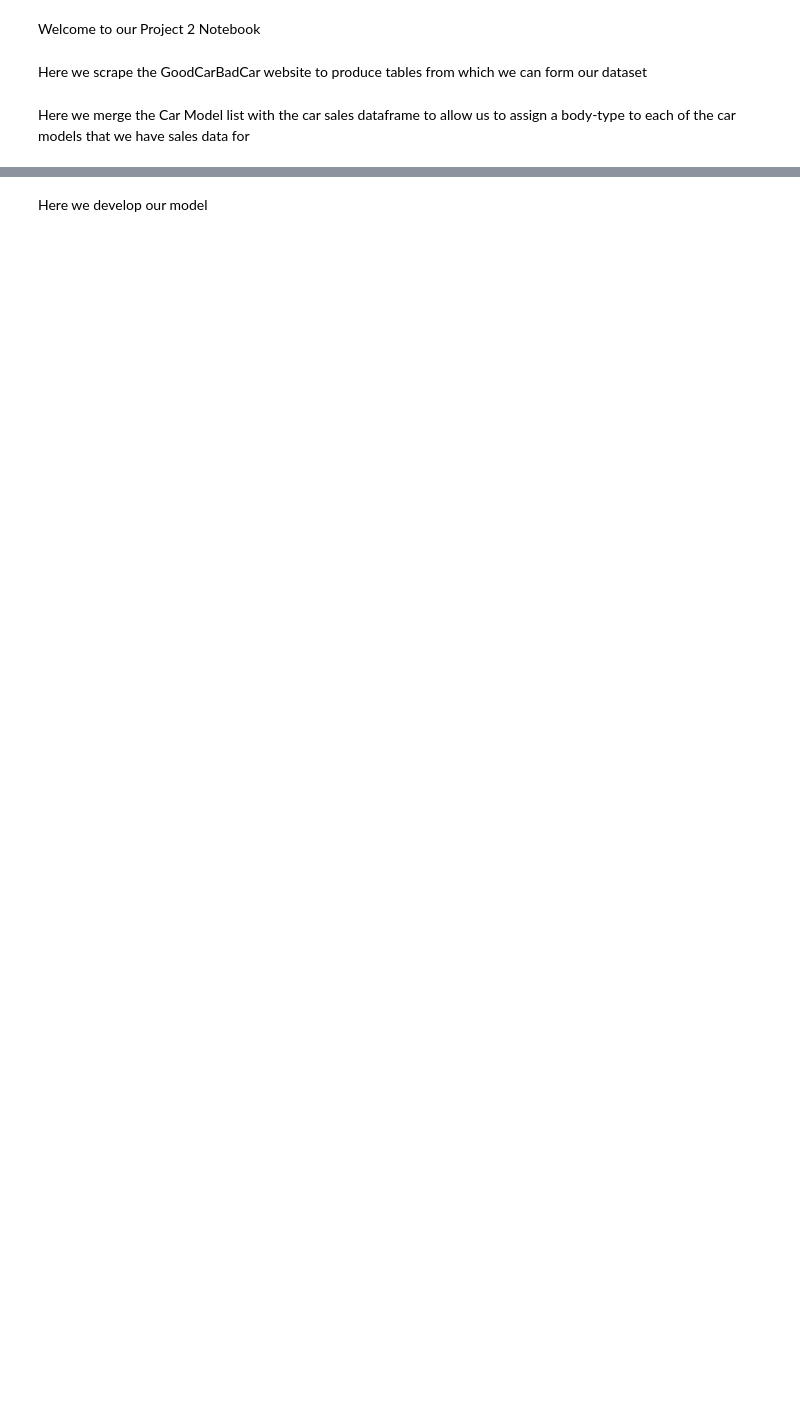
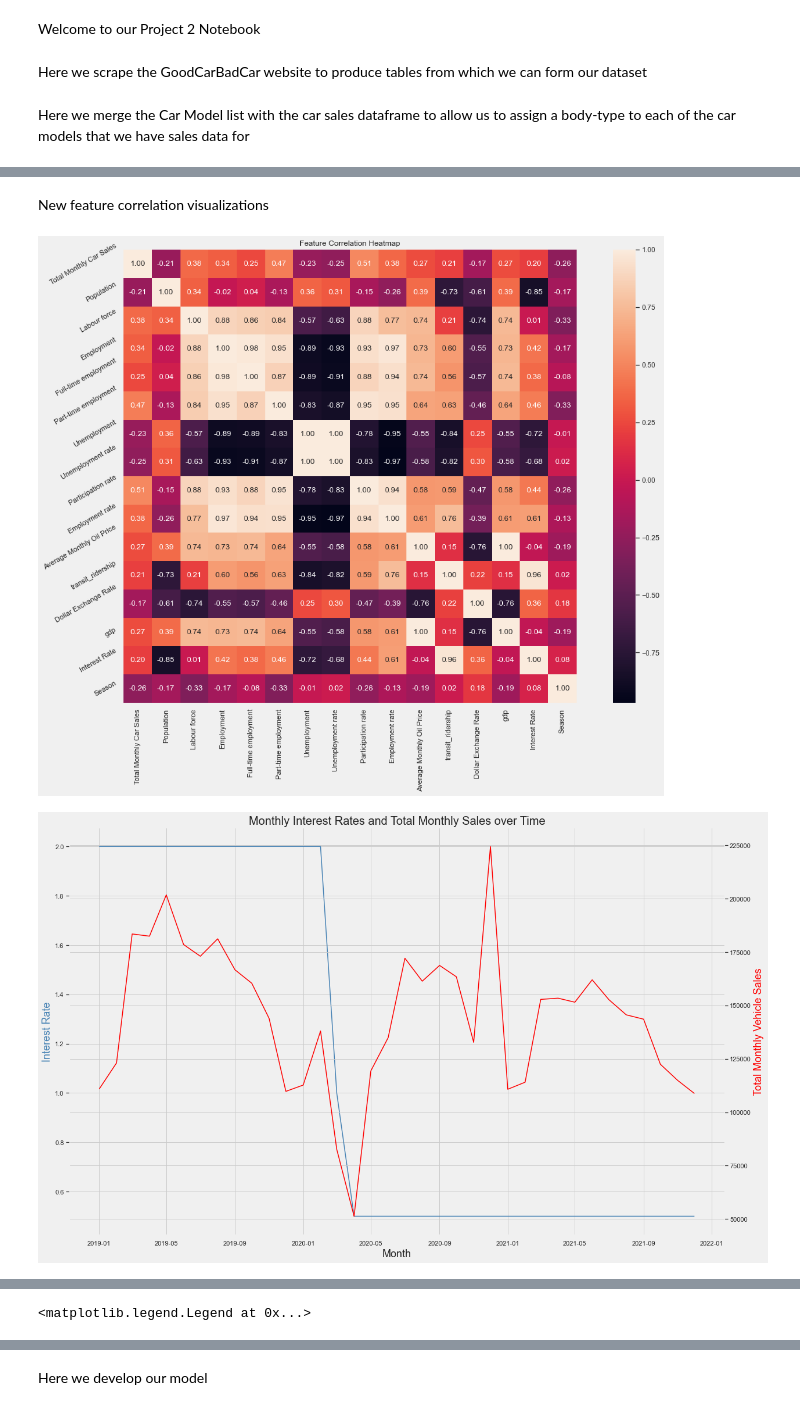
Before and after one commit to LunaAmador/Pandamonium, a Jupyter notebook: project_2_notebook.ipynb, the cells around one changed output, grey strips where cells are left out. Saved outputs shown, nothing was run; the diff lists cells and outputs as text; code cells hidden in the pictures; blank space fills up the shorter version.

Commit message:
Added a file to store results of model for different feature selections also added some visualizations and changed feature naming conventions to be more consistent

```diff
--- a/project_2_notebook.ipynb
+++ b/project_2_notebook.ipynb
@@ -12,12 +12,15 @@ from datetime import datetime
 from sklearn.model_selection import TimeSeriesSplit
 from sklearn import linear_model as lm
 from sklearn.metrics import mean_squared_error
-from sklearn.base import clone
 from sklearn.preprocessing import MinMaxScaler
 from requests import get
 from functools import reduce
+from sklearn.feature_selection import SelectKBest, chi2
 
 # Configure Notebook
+%matplotlib inline
+plt.style.use('fivethirtyeight')
+sns.set_context("notebook")
 import warnings
 warnings.filterwarnings('ignore')
 # %% [markdown]
@@ -394,0 +358,61 @@ plt.show()
+# %% [markdown]
+New feature correlation visualizations
+# %%
+#Plot correlation between variables
+correlation=total_table.drop(['prop_small','prop_midsize','prop_large'],axis=1).corr()
+plt.figure(figsize=(18,12))
+plt.title('Feature Correlation Heatmap')
+ax=sns.heatmap(correlation,square=True,annot=True,fmt='.2f',linecolor='white')
+ax.set_xticklabels(ax.get_xticklabels(),rotation=90)
+ax.set_yticklabels(ax.get_yticklabels(),rotation=30)
+plt.show()
+
+#Plot interest rates over time
+plt.figure(figsize=(18,12))
+plt.title('Monthly Interest Rates and Total Monthly Sales over Time',fontsize=20)
+ax=sns.lineplot(x=total_table.index,y=total_table['Interest Rate'],color='steelblue')
+ax.set_xlabel('Month',fontsize=18)
+ax.set_ylabel('Interest Rate',fontsize=18,color='steelblue')
+
+#Plot total monthly vehicle sales over time on the same plot
+ax2=ax.twinx()
+sns.lineplot(x=total_table.index,y=total_table['Total Monthly Car Sales'],ax=ax2,color='red')
+ax2.set_ylabel('Total Monthly Vehicle Sales',fontsize=18,color='red')
+plt.show()
+
+#Plot sales over time with respect to season
+#1 is summer, 2 is fall, 3 is winter, 4 is spring
+plt.figure(figsize=(18,12))
+plt.xlim(total_table.index.min(),total_table.index.max())
+plt.ylim(total_table['Total Monthly Car Sales'].min(),total_table['Total Monthly Car Sales'].max())
+plt.title('Monthly Car Sales With Seasons',fontsize=20)
+ax=sns.scatterplot(x=total_table.index,y=total_table['Total Monthly Car Sales'],hue=total_table['Season'],markers='o',s=200,palette=sns.color_palette("husl",4))
+
+#adds a line over dot markers
+sns.lineplot(x=total_table.index,y=total_table['Total Monthly Car Sales'],color='black',ax=ax)
+ax.set_xlabel('Month',fontsize=18)
+ax.set_ylabel('Total Monthly Car Sales',fontsize=18)
+h,l=ax.get_legend_handles_labels()
+plt.legend(h[12:15],l[12:15])
+plt.show()
+
+#Plot proportion of sales over time with respect to seasons
+plt.figure(figsize=(18,12))
+plt.title('Proportion of Total Sales over Time',fontsize=20)
+ax=sns.scatterplot(x=total_table.index,y=total_table['prop_small'],hue=total_table['Season'],palette=sns.color_palette("husl",4),s=200)
+sns.scatterplot(x=total_table.index,y=total_table['prop_midsize'],hue=total_table['Season'],palette=sns.color_palette("husl",4),s=200,ax=ax)
+sns.scatterplot(x=total_table.index,y=total_table['prop_large'],hue=total_table['Season'],palette=sns.color_palette("husl",4),s=200,ax=ax)
+ax.set_xlabel('Month',fontsize=18)
+ax.set_ylabel('Proportion of Total Monthly Car Sales',fontsize=18)
+
+sns.lineplot(x=total_table.index,y=total_table['prop_small'],label='Small',ax=ax)
+sns.lineplot(x=total_table.index,y=total_table['prop_midsize'],label='Midsize',ax=ax)
+sns.lineplot(x=total_table.index,y=total_table['prop_large'],label='Large',ax=ax)
+
+#3 is winter,4 is spring,1 is summer,2 is fall
+h,l=ax.get_legend_handles_labels()
+lbls=['Summer','Fall','Winter','Spring','Small','Midsize','Large']
+plt.legend(h[8:15],lbls,title='Legend')
+# %% [output]
+[figure, added]
+[figure, added]
@@ -394,0 +420 @@ plt.show()
+<matplotlib.legend.Legend at 0x...>
```
Also changed, not shown: parts of 15 cells of this notebook, 2 other files.
